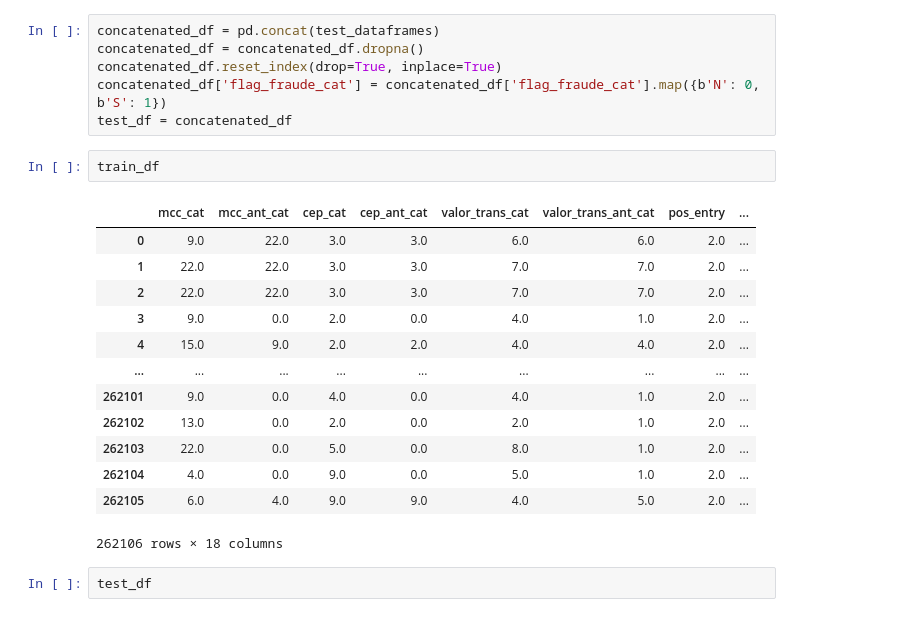
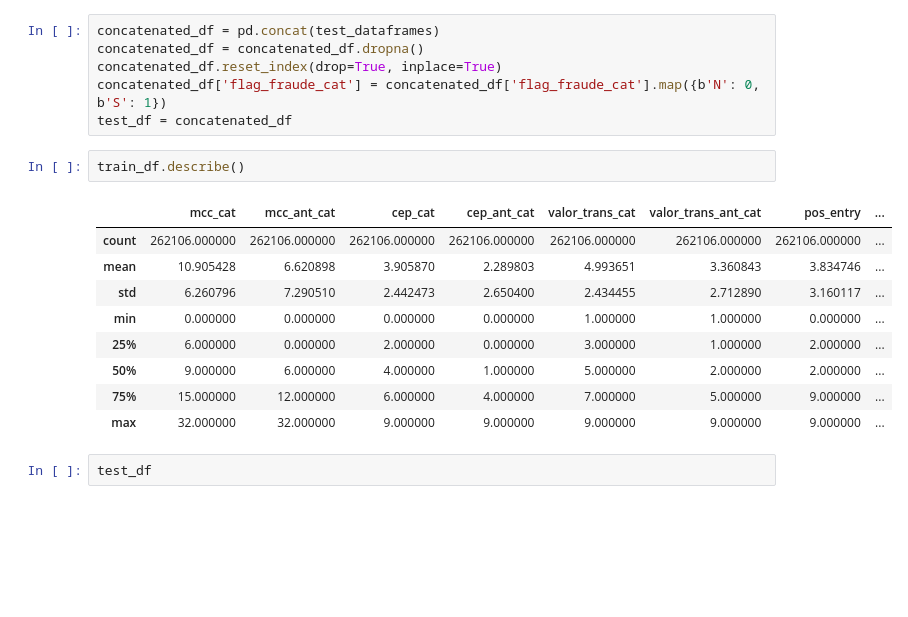
Before and after one commit to stormaref/DataMining-7, a Jupyter notebook: main.ipynb, the cells around one changed output. Cells and saved outputs as stored; diff of their text form; blank space fills up the shorter version.

```diff
--- a/main.ipynb
+++ b/main.ipynb
@@ -46,21 +46,17 @@ concatenated_df.reset_index(drop=True, inplace=True)
 concatenated_df['flag_fraude_cat'] = concatenated_df['flag_fraude_cat'].map({b'N': 0, b'S': 1})
 test_df = concatenated_df
 # %%
-train_df
+train_df.describe()
 # %% [output]
 |  | mcc_cat | mcc_ant_cat | cep_cat | cep_ant_cat | valor_trans_cat | valor_trans_ant_cat | pos_entry | ... |
-| 0 | 9.0 | 22.0 | 3.0 | 3.0 | 6.0 | 6.0 | 2.0 | ... |
-| 1 | 22.0 | 22.0 | 3.0 | 3.0 | 7.0 | 7.0 | 2.0 | ... |
-| 2 | 22.0 | 22.0 | 3.0 | 3.0 | 7.0 | 7.0 | 2.0 | ... |
-| 3 | 9.0 | 0.0 | 2.0 | 0.0 | 4.0 | 1.0 | 2.0 | ... |
-| 4 | 15.0 | 9.0 | 2.0 | 2.0 | 4.0 | 4.0 | 2.0 | ... |
-| ... | ... | ... | ... | ... | ... | ... | ... | ... |
-| 262101 | 9.0 | 0.0 | 4.0 | 0.0 | 4.0 | 1.0 | 2.0 | ... |
-| 262102 | 13.0 | 0.0 | 2.0 | 0.0 | 2.0 | 1.0 | 2.0 | ... |
-| 262103 | 22.0 | 0.0 | 5.0 | 0.0 | 8.0 | 1.0 | 2.0 | ... |
-| 262104 | 4.0 | 0.0 | 9.0 | 0.0 | 5.0 | 1.0 | 2.0 | ... |
-| 262105 | 6.0 | 4.0 | 9.0 | 9.0 | 4.0 | 5.0 | 2.0 | ... |
+| count | 262106.000000 | 262106.000000 | 262106.000000 | 262106.000000 | 262106.000000 | 262106.000000 | 262106.000000 | ... |
+| mean | 10.905428 | 6.620898 | 3.905870 | 2.289803 | 4.993651 | 3.360843 | 3.834746 | ... |
+| std | 6.260796 | 7.290510 | 2.442473 | 2.650400 | 2.434455 | 2.712890 | 3.160117 | ... |
+| min | 0.000000 | 0.000000 | 0.000000 | 0.000000 | 1.000000 | 1.000000 | 0.000000 | ... |
+| 25% | 6.000000 | 0.000000 | 2.000000 | 0.000000 | 3.000000 | 1.000000 | 2.000000 | ... |
+| 50% | 9.000000 | 6.000000 | 4.000000 | 1.000000 | 5.000000 | 2.000000 | 2.000000 | ... |
+| 75% | 15.000000 | 12.000000 | 6.000000 | 4.000000 | 7.000000 | 5.000000 | 9.000000 | ... |
+| max | 32.000000 | 32.000000 | 9.000000 | 9.000000 | 9.000000 | 9.000000 | 9.000000 | ... |
-262106 rows × 18 columns
 # %%
 test_df
 # %% [output]
```
Also changed, not shown: parts of 7 cells of this notebook.
